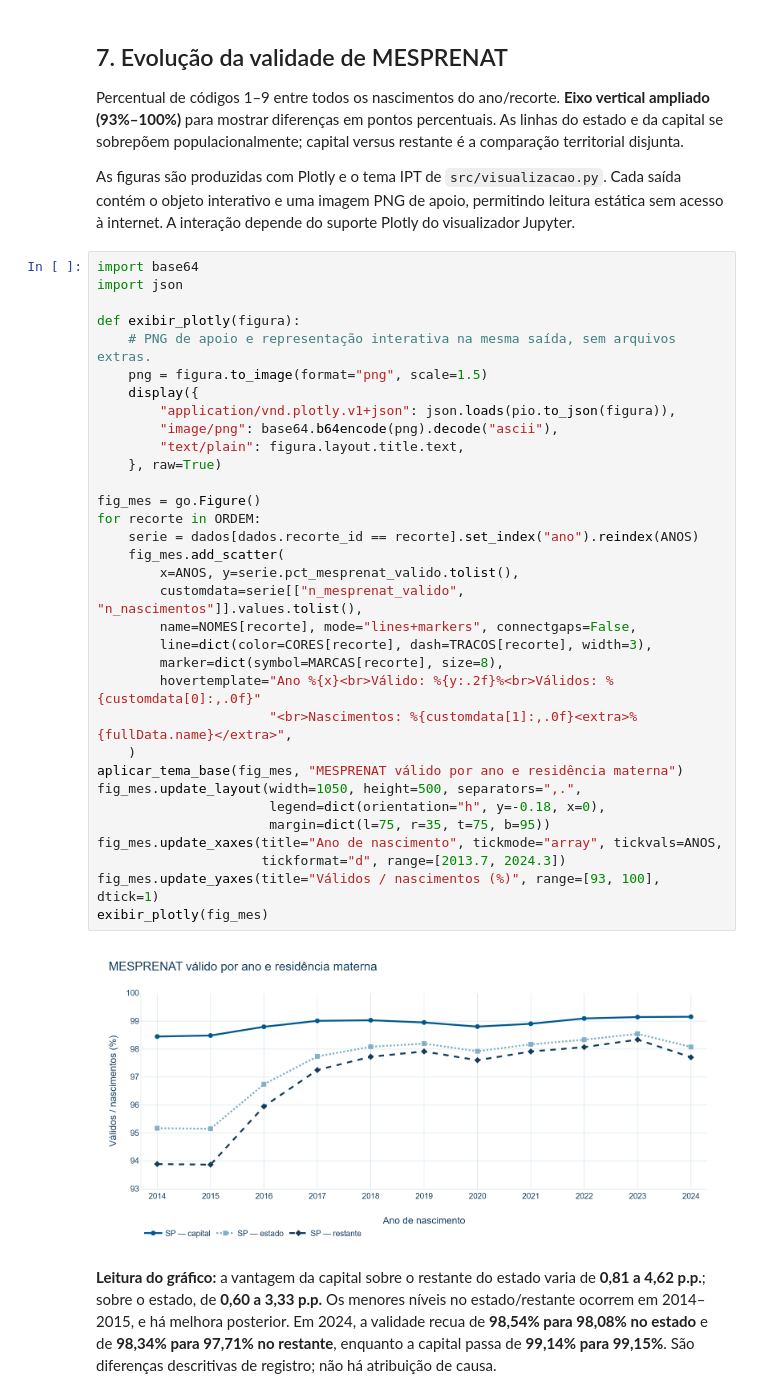
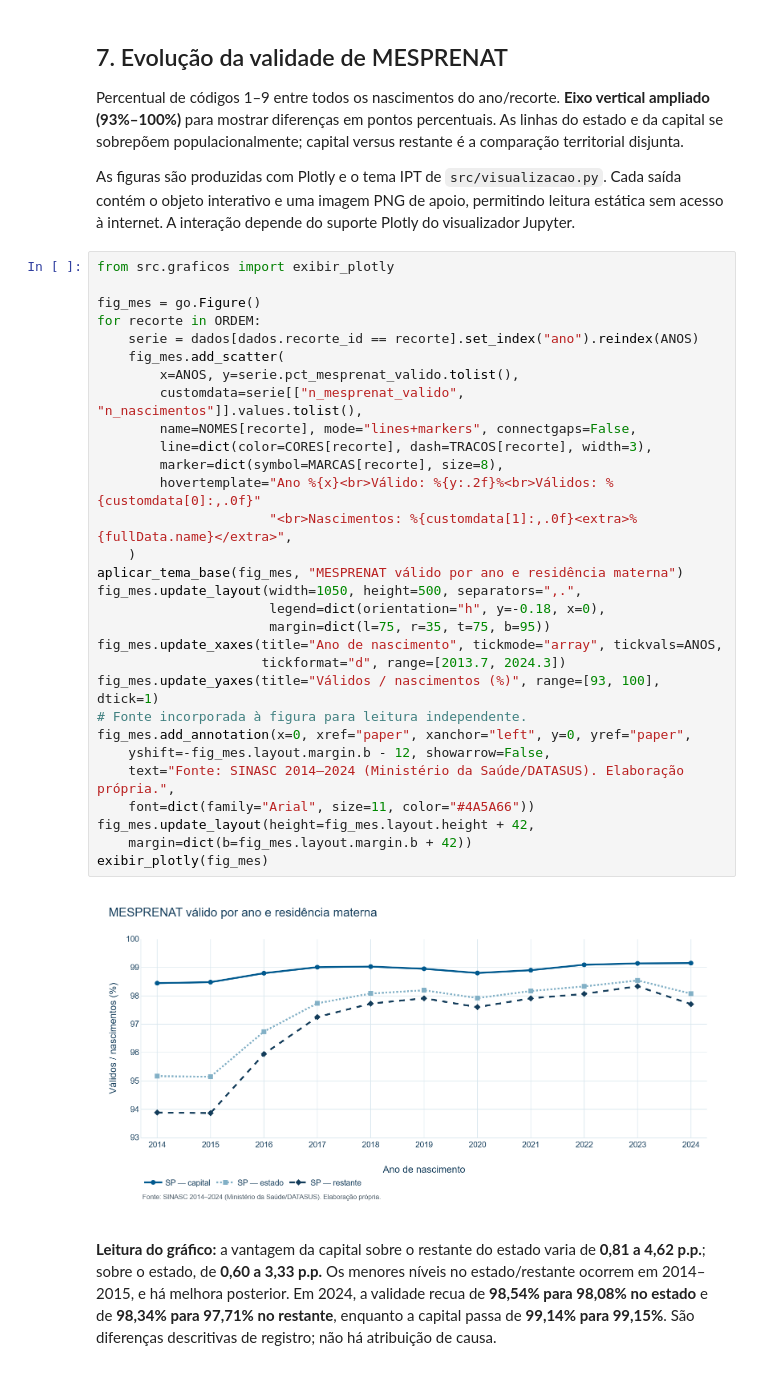
Before and after one commit to ariel-velardo/data-science-projects, a Jupyter notebook: projetos/big-data-sinasc-causal-ml/notebooks/principal/05a_qualidade_geografica_sp_2014_2024.ipynb, the cells around one changed output. Cells and saved outputs as stored; diff of their text form.

Commit message:
Conclui reconstrucao dos notebooks SINASC e adapta testes

```diff
--- a/projetos/big-data-sinasc-causal-ml/notebooks/principal/05a_qualidade_geografica_sp_2014_2024.ipynb
+++ b/projetos/big-data-sinasc-causal-ml/notebooks/principal/05a_qualidade_geografica_sp_2014_2024.ipynb
@@ -442,40 +433,37 @@ Percentual de códigos 1–9 entre todos os nascimentos do ano/recorte. **Eixo v
 
 As figuras são produzidas com Plotly e o tema IPT de `src/visualizacao.py`. Cada saída contém o objeto interativo e uma imagem PNG de apoio, permitindo leitura estática sem acesso à internet. A interação depende do suporte Plotly do visualizador Jupyter.
 # %%
-import base64
-import json
-
-def exibir_plotly(figura):
-    # PNG de apoio e representação interativa na mesma saída, sem arquivos extras.
-    png = figura.to_image(format="png", scale=1.5)
-    display({
-        "application/vnd.plotly.v1+json": json.loads(pio.to_json(figura)),
-        "image/png": base64.b64encode(png).decode("ascii"),
-        "text/plain": figura.layout.title.text,
-    }, raw=True)
+from src.graficos import exibir_plotly
 
 fig_mes = go.Figure()
 for recorte in ORDEM:
     serie = dados[dados.recorte_id == recorte].set_index("ano").reindex(ANOS)
     fig_mes.add_scatter(
         x=ANOS, y=serie.pct_mesprenat_valido.tolist(),
         customdata=serie[["n_mesprenat_valido", "n_nascimentos"]].values.tolist(),
         name=NOMES[recorte], mode="lines+markers", connectgaps=False,
         line=dict(color=CORES[recorte], dash=TRACOS[recorte], width=3),
         marker=dict(symbol=MARCAS[recorte], size=8),
         hovertemplate="Ano %{x}<br>Válido: %{y:.2f}%<br>Válidos: %{customdata[0]:,.0f}"
                       "<br>Nascimentos: %{customdata[1]:,.0f}<extra>%{fullData.name}</extra>",
     )
 aplicar_tema_base(fig_mes, "MESPRENAT válido por ano e residência materna")
 fig_mes.update_layout(width=1050, height=500, separators=",.",
                       legend=dict(orientation="h", y=-0.18, x=0),
                       margin=dict(l=75, r=35, t=75, b=95))
 fig_mes.update_xaxes(title="Ano de nascimento", tickmode="array", tickvals=ANOS,
                      tickformat="d", range=[2013.7, 2024.3])
 fig_mes.update_yaxes(title="Válidos / nascimentos (%)", range=[93, 100], dtick=1)
+# Fonte incorporada à figura para leitura independente.
+fig_mes.add_annotation(x=0, xref="paper", xanchor="left", y=0, yref="paper",
+    yshift=-fig_mes.layout.margin.b - 12, showarrow=False,
+    text="Fonte: SINASC 2014–2024 (Ministério da Saúde/DATASUS). Elaboração própria.",
+    font=dict(family="Arial", size=11, color="#4A5A66"))
+fig_mes.update_layout(height=fig_mes.layout.height + 42,
+    margin=dict(b=fig_mes.layout.margin.b + 42))
 exibir_plotly(fig_mes)
 # %% [output]
-[figure, old version]
+[figure, new version]
 # %% [markdown]
 **Leitura do gráfico:** a vantagem da capital sobre o restante do estado varia de **0,81 a 4,62 p.p.**; sobre o estado, de **0,60 a 3,33 p.p.** Os menores níveis no estado/restante ocorrem em 2014–2015, e há melhora posterior. Em 2024, a validade recua de **98,54% para 98,08% no estado** e de **98,34% para 97,71% no restante**, enquanto a capital passa de **99,14% para 99,15%**. São diferenças descritivas de registro; não há atribuição de causa.
 # %% [markdown]
```
Also changed, not shown: parts of 12 cells of this notebook, 5 other files.
